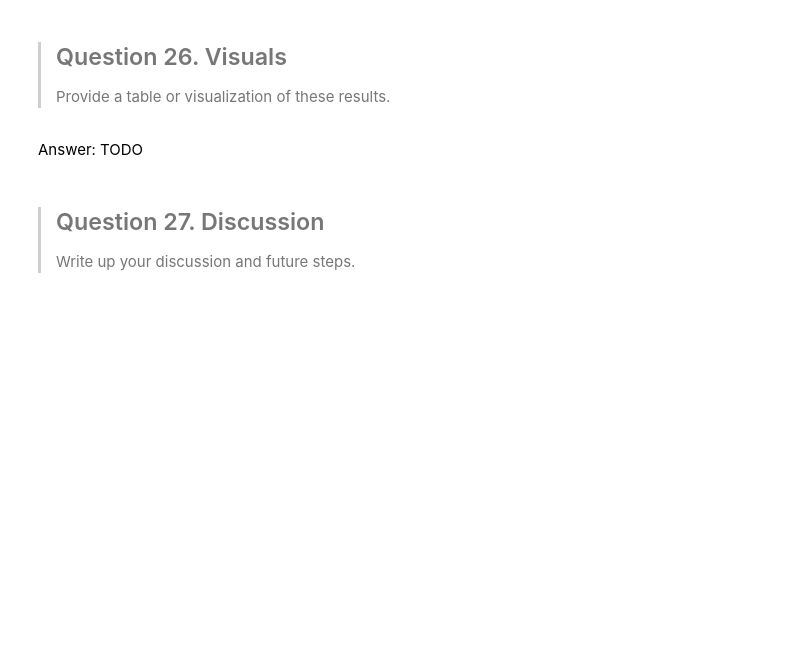
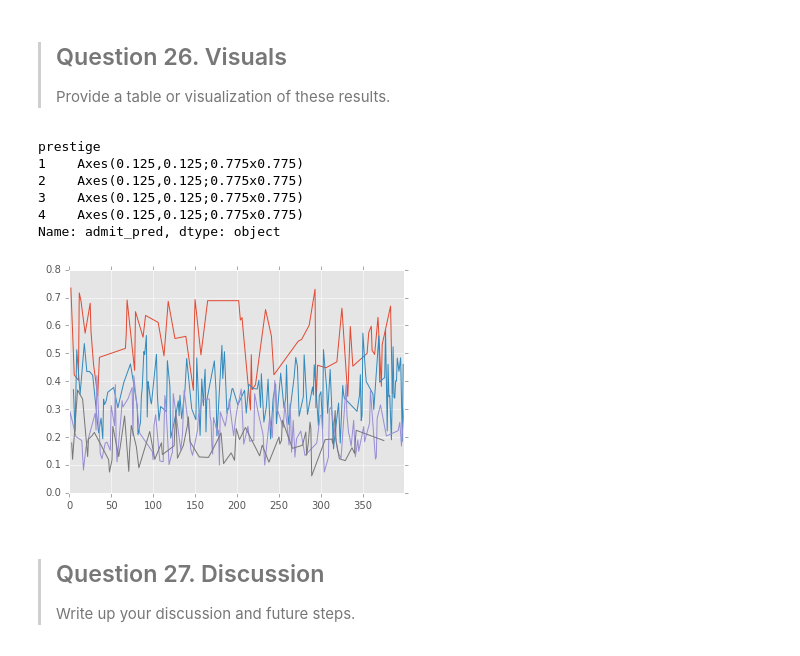
Before and after one commit to zendeskskay/DS-SF-34, a Jupyter notebook: unit-project/3/notebooks/unit-project-3-starter-code.ipynb, the cells around one changed output. Drawn from its saved outputs; the diff is of its cells as text; code cells hidden in the pictures; blank space fills up the shorter version.

```diff
--- a/unit-project/3/notebooks/unit-project-3-starter-code.ipynb
+++ b/unit-project/3/notebooks/unit-project-3-starter-code.ipynb
@@ -12,8 +12,11 @@ pd.set_option('display.max_columns', 20)
 pd.set_option('display.notebook_repr_html', True)
 
 import statsmodels.formula.api as smf
+from sklearn import linear_model
 
-from sklearn import linear_model
+import matplotlib.pyplot as plt
+%matplotlib inline
+plt.style.use('ggplot')
 # %%
 df = pd.read_csv(os.path.join('..', '..', 'dataset', 'dataset-ucla-admissions.csv'))
 df.dropna(inplace = True)
@@ -362,5 +416,5 @@ Answer: TODO
 > ## Question 26.  Visuals
 >
 > Provide a table or visualization of these results.
-# %% [markdown]
-Answer: TODO
+# %%
+df['admit_pred'] = model_logit.predict(df[variables])
@@ -367,3 +443,13 @@ Answer: TODO
+# %%
+df.groupby('prestige').admit_pred.plot(figsize = (20,20))
+# %% [output]
+prestige
+1    Axes(0.125,0.125;0.775x0.775)
+2    Axes(0.125,0.125;0.775x0.775)
+3    Axes(0.125,0.125;0.775x0.775)
+4    Axes(0.125,0.125;0.775x0.775)
+Name: admit_pred, dtype: object
+[figure, added]
 # %% [markdown]
 > ## Question 27.  Discussion
 >
```
Also changed, not shown: parts of 28 cells of this notebook.
